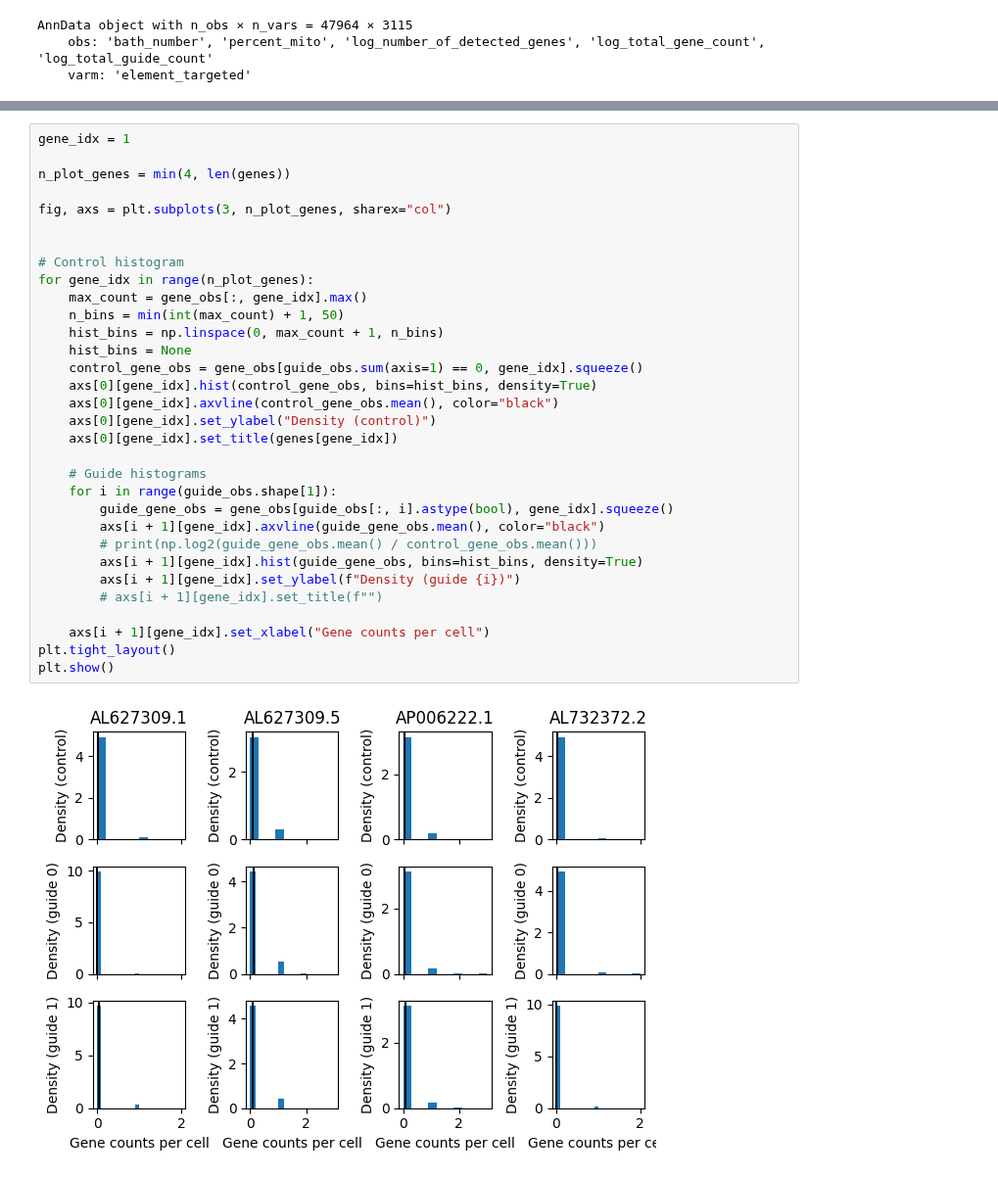
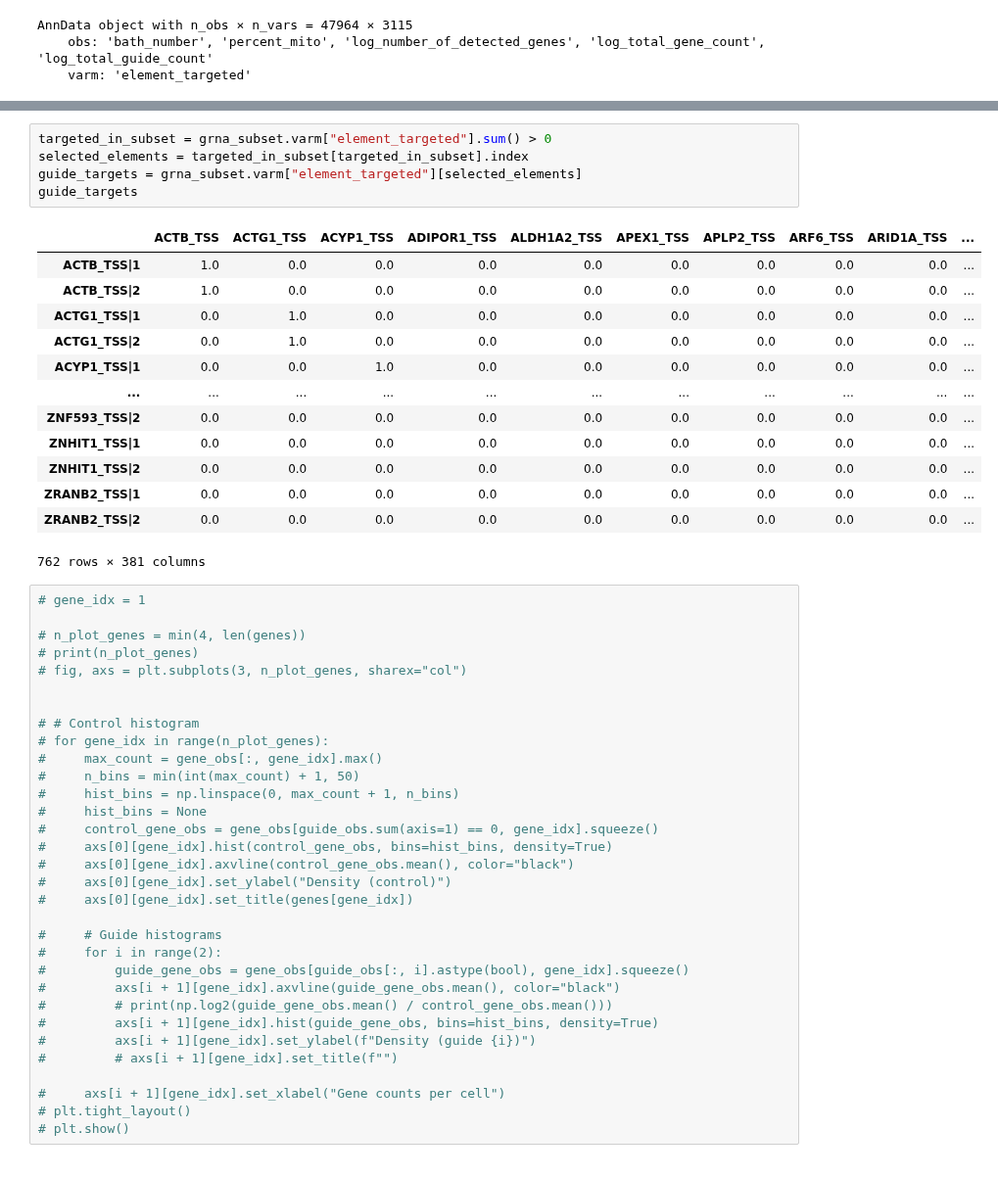
Before and after one commit to pinellolab/PerTurbo, a Jupyter notebook: docs/notebooks/gasperini_pilot_jax_multigene.ipynb, the cells around one changed output, grey strips where cells are left out. Shown at 98% size. Cells and saved outputs as stored; diff of their text form.

```diff
--- a/docs/notebooks/gasperini_pilot_jax_multigene.ipynb
+++ b/docs/notebooks/gasperini_pilot_jax_multigene.ipynb
@@ -148,35 +136,52 @@ guide_obs.shape
+# %%
+targeted_in_subset = grna_subset.varm["element_targeted"].sum() > 0
+selected_elements = targeted_in_subset[targeted_in_subset].index
+guide_targets = grna_subset.varm["element_targeted"][selected_elements]
+guide_targets
+# %% [output]
+|  | ACTB_TSS | ACTG1_TSS | ACYP1_TSS | ADIPOR1_TSS | ALDH1A2_TSS | APEX1_TSS | APLP2_TSS | ARF6_TSS | ARID1A_TSS | ... |
+| ACTB_TSS|1 | 1.0 | 0.0 | 0.0 | 0.0 | 0.0 | 0.0 | 0.0 | 0.0 | 0.0 | ... |
+| ACTB_TSS|2 | 1.0 | 0.0 | 0.0 | 0.0 | 0.0 | 0.0 | 0.0 | 0.0 | 0.0 | ... |
+| ACTG1_TSS|1 | 0.0 | 1.0 | 0.0 | 0.0 | 0.0 | 0.0 | 0.0 | 0.0 | 0.0 | ... |
+| ACTG1_TSS|2 | 0.0 | 1.0 | 0.0 | 0.0 | 0.0 | 0.0 | 0.0 | 0.0 | 0.0 | ... |
+| ACYP1_TSS|1 | 0.0 | 0.0 | 1.0 | 0.0 | 0.0 | 0.0 | 0.0 | 0.0 | 0.0 | ... |
+| ... | ... | ... | ... | ... | ... | ... | ... | ... | ... | ... |
+| ZNF593_TSS|2 | 0.0 | 0.0 | 0.0 | 0.0 | 0.0 | 0.0 | 0.0 | 0.0 | 0.0 | ... |
+| ZNHIT1_TSS|1 | 0.0 | 0.0 | 0.0 | 0.0 | 0.0 | 0.0 | 0.0 | 0.0 | 0.0 | ... |
+| ZNHIT1_TSS|2 | 0.0 | 0.0 | 0.0 | 0.0 | 0.0 | 0.0 | 0.0 | 0.0 | 0.0 | ... |
+| ZRANB2_TSS|1 | 0.0 | 0.0 | 0.0 | 0.0 | 0.0 | 0.0 | 0.0 | 0.0 | 0.0 | ... |
+| ZRANB2_TSS|2 | 0.0 | 0.0 | 0.0 | 0.0 | 0.0 | 0.0 | 0.0 | 0.0 | 0.0 | ... |
+762 rows × 381 columns
 # %%
-gene_idx = 1
+# gene_idx = 1
 
-n_plot_genes = min(4, len(genes))
-
-fig, axs = plt.subplots(3, n_plot_genes, sharex="col")
+# n_plot_genes = min(4, len(genes))
+# print(n_plot_genes)
+# fig, axs = plt.subplots(3, n_plot_genes, sharex="col")
 
 
-# Control histogram
-for gene_idx in range(n_plot_genes):
-    max_count = gene_obs[:, gene_idx].max()
-    n_bins = min(int(max_count) + 1, 50)
-    hist_bins = np.linspace(0, max_count + 1, n_bins)
-    hist_bins = None
-    control_gene_obs = gene_obs[guide_obs.sum(axis=1) == 0, gene_idx].squeeze()
-    axs[0][gene_idx].hist(control_gene_obs, bins=hist_bins, density=True)
-    axs[0][gene_idx].axvline(control_gene_obs.mean(), color="black")
-    axs[0][gene_idx].set_ylabel("Density (control)")
-    axs[0][gene_idx].set_title(genes[gene_idx])
+# # Control histogram
+# for gene_idx in range(n_plot_genes):
+#     max_count = gene_obs[:, gene_idx].max()
+#     n_bins = min(int(max_count) + 1, 50)
+#     hist_bins = np.linspace(0, max_count + 1, n_bins)
+#     hist_bins = None
+#     control_gene_obs = gene_obs[guide_obs.sum(axis=1) == 0, gene_idx].squeeze()
+#     axs[0][gene_idx].hist(control_gene_obs, bins=hist_bins, density=True)
+#     axs[0][gene_idx].axvline(control_gene_obs.mean(), color="black")
+#     axs[0][gene_idx].set_ylabel("Density (control)")
+#     axs[0][gene_idx].set_title(genes[gene_idx])
 
-    # Guide histograms
-    for i in range(guide_obs.shape[1]):
-        guide_gene_obs = gene_obs[guide_obs[:, i].astype(bool), gene_idx].squeeze()
-        axs[i + 1][gene_idx].axvline(guide_gene_obs.mean(), color="black")
-        # print(np.log2(guide_gene_obs.mean() / control_gene_obs.mean()))
-        axs[i + 1][gene_idx].hist(guide_gene_obs, bins=hist_bins, density=True)
-        axs[i + 1][gene_idx].set_ylabel(f"Density (guide {i})")
-        # axs[i + 1][gene_idx].set_title(f"")
+#     # Guide histograms
+#     for i in range(2):
+#         guide_gene_obs = gene_obs[guide_obs[:, i].astype(bool), gene_idx].squeeze()
+#         axs[i + 1][gene_idx].axvline(guide_gene_obs.mean(), color="black")
+#         # print(np.log2(guide_gene_obs.mean() / control_gene_obs.mean()))
+#         axs[i + 1][gene_idx].hist(guide_gene_obs, bins=hist_bins, density=True)
+#         axs[i + 1][gene_idx].set_ylabel(f"Density (guide {i})")
+#         # axs[i + 1][gene_idx].set_title(f"")
 
-    axs[i + 1][gene_idx].set_xlabel("Gene counts per cell")
-plt.tight_layout()
-plt.show()
+#     axs[i + 1][gene_idx].set_xlabel("Gene counts per cell")
+# plt.tight_layout()
+# plt.show()
-# %% [output]
-[figure, removed]
 # %%
```
Also changed, not shown: parts of 28 cells of this notebook, 2 other files.
